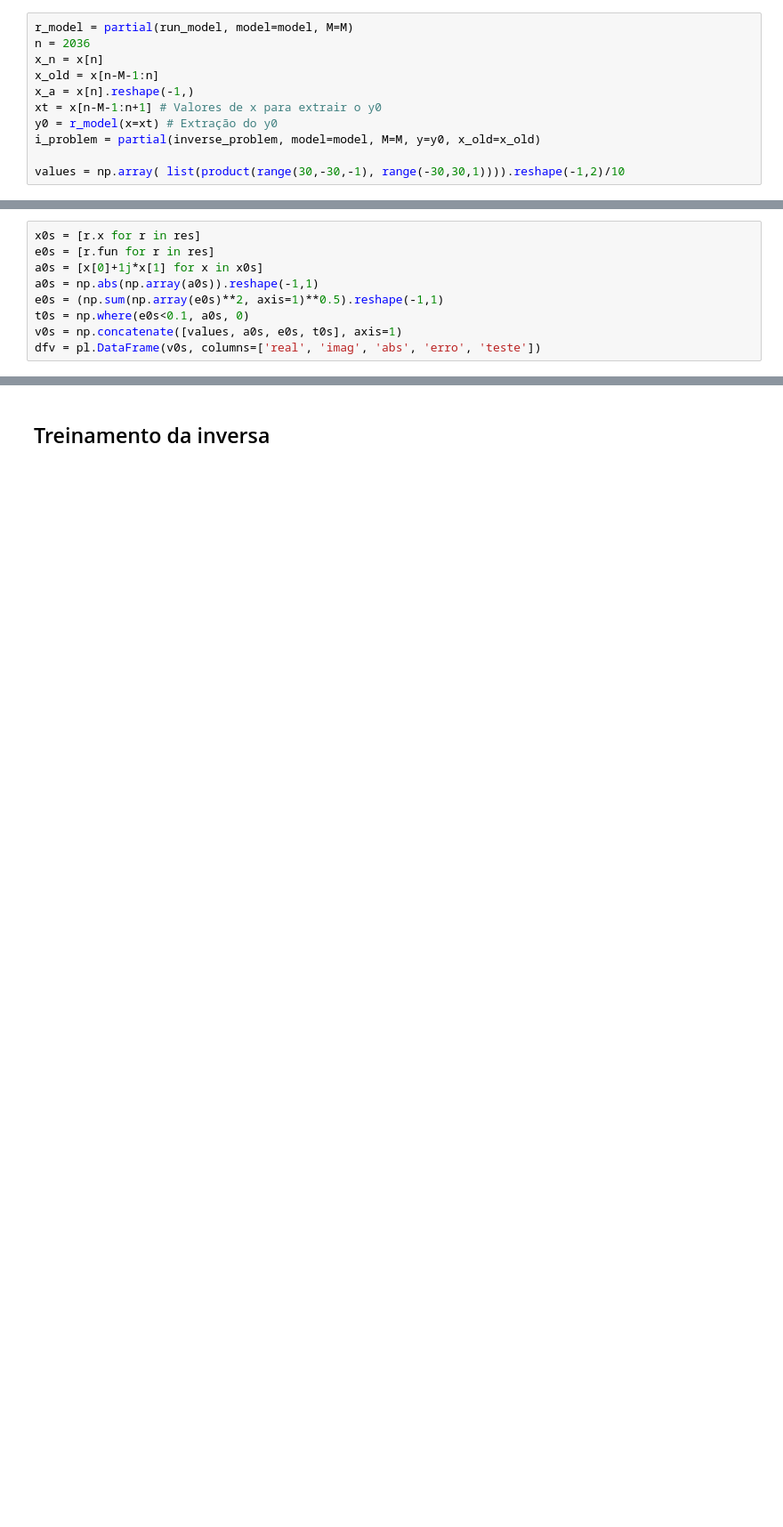
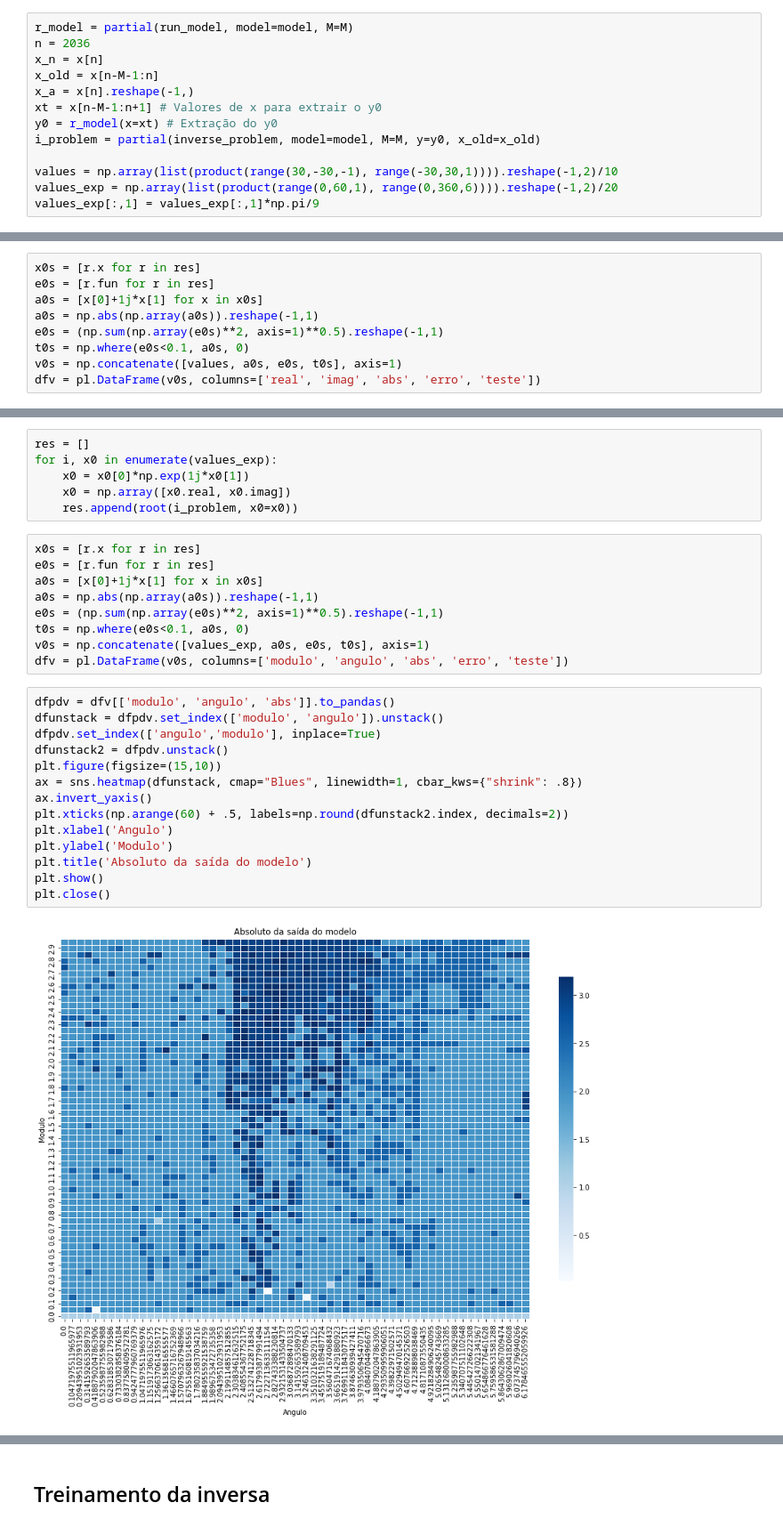
Before and after one commit to CaioMizerkowski/TCC, a Jupyter notebook: nb/parteB.ipynb, the cells around one changed output, grey strips where cells are left out. Shown at 89% size. Drawn from its saved outputs; the diff is of its cells as text; blank space fills up the shorter version.

```diff
--- a/nb/parteB.ipynb
+++ b/nb/parteB.ipynb
@@ -563,7 +499,9 @@ xt = x[n-M-1:n+1] # Valores de x para extrair o y0
 y0 = r_model(x=xt) # Extração do y0
 i_problem = partial(inverse_problem, model=model, M=M, y=y0, x_old=x_old)
 
-values = np.array( list(product(range(30,-30,-1), range(-30,30,1)))).reshape(-1,2)/10
+values = np.array(list(product(range(30,-30,-1), range(-30,30,1)))).reshape(-1,2)/10
+values_exp = np.array(list(product(range(0,60,1), range(0,360,6)))).reshape(-1,2)/20
+values_exp[:,1] = values_exp[:,1]*np.pi/9
 # %%
 res = []
 for i, x0 in enumerate(values):
@@ -623,0 +560,31 @@ plt.close()
+# %%
+res = []
+for i, x0 in enumerate(values_exp):
+    x0 = x0[0]*np.exp(1j*x0[1])
+    x0 = np.array([x0.real, x0.imag])
+    res.append(root(i_problem, x0=x0))
+# %%
+x0s = [r.x for r in res]
+e0s = [r.fun for r in res]
+a0s = [x[0]+1j*x[1] for x in x0s]
+a0s = np.abs(np.array(a0s)).reshape(-1,1)
+e0s = (np.sum(np.array(e0s)**2, axis=1)**0.5).reshape(-1,1)
+t0s = np.where(e0s<0.1, a0s, 0)
+v0s = np.concatenate([values_exp, a0s, e0s, t0s], axis=1)
+dfv = pl.DataFrame(v0s, columns=['modulo', 'angulo', 'abs', 'erro', 'teste'])
+# %%
+dfpdv = dfv[['modulo', 'angulo', 'abs']].to_pandas()
+dfunstack = dfpdv.set_index(['modulo', 'angulo']).unstack()
+dfpdv.set_index(['angulo','modulo'], inplace=True)
+dfunstack2 = dfpdv.unstack()
+plt.figure(figsize=(15,10))
+ax = sns.heatmap(dfunstack, cmap="Blues", linewidth=1, cbar_kws={"shrink": .8})
+ax.invert_yaxis()
+plt.xticks(np.arange(60) + .5, labels=np.round(dfunstack2.index, decimals=2))
+plt.xlabel('Angulo')
+plt.ylabel('Modulo')
+plt.title('Absoluto da saída do modelo')
+plt.show()
+plt.close()
+# %% [output]
+[figure, added]
```
Also changed, not shown: parts of 18 cells of this notebook.
